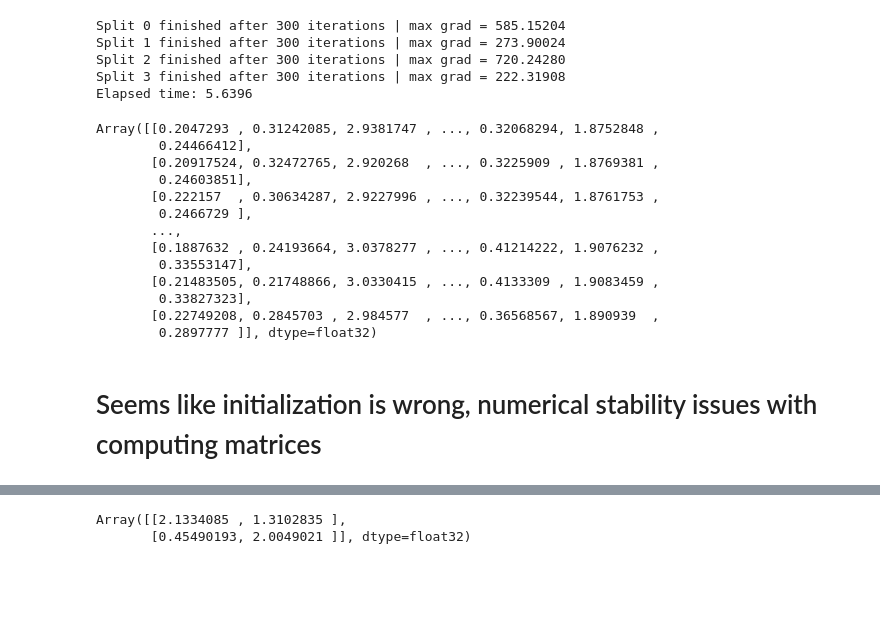
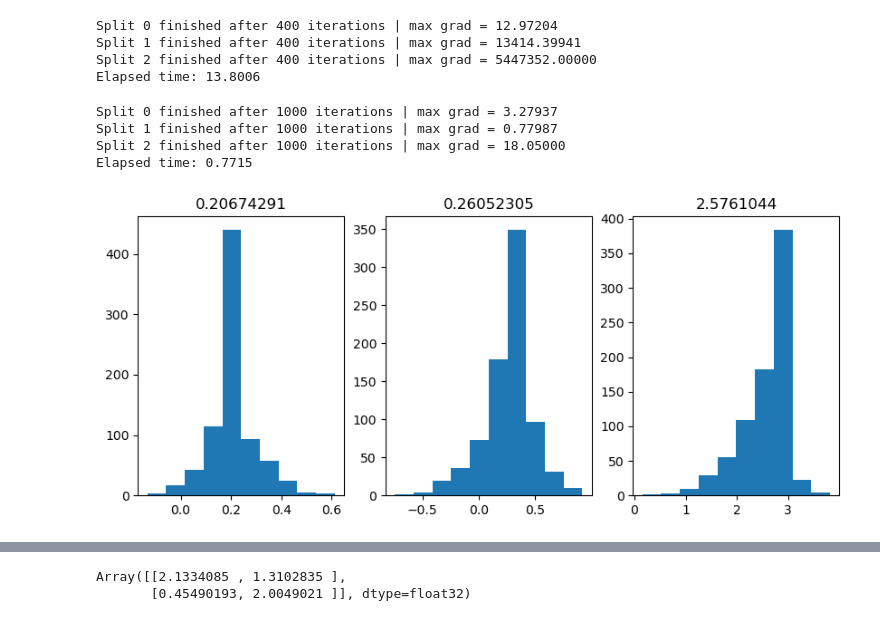
Before and after one commit to jsliu02/magi_msvgd, a Jupyter notebook: magi_msvgd/JAX Testing.ipynb, the cells around one changed output, grey strips where cells are left out. Drawn from its saved outputs; the diff is of its cells as text; code cells hidden in the pictures; blank space fills up the shorter version.

```diff
--- a/magi_msvgd/JAX Testing.ipynb
+++ b/magi_msvgd/JAX Testing.ipynb
@@ -46,37 +49,34 @@ from magi import MAGI
 # %%
+dtype = jnp.float32
+
 start = time.time()
 solver = MAGI(ode, full, [1, 1, 1], theta_conf=[0,0,0], sigmas=[0.2, 0.2])
 
-solver.put(jnp.float32, jax.devices()[0])
+solver.put(dtype, jax.devices()[0])
 
-sd_init = 0.01
-x0 = jr.normal(jr.PRNGKey(20), shape=(200, solver.particles_init.shape[0]), dtype=jnp.float32) * sd_init + solver.particles_init
-x0 = x0.at[:,-2:].set(jnp.abs(x0[:,-2:]))
-
-solver.solve(x0, mitosis_splits=3, optimizer_kwargs={'learning_rate': 0.1}, atol=0.1, rtol=0, max_iter=300)
+solver.solve(k=200, sigma_init=0.2, mitosis_splits=2, optimizer_kwargs={'learning_rate': 5e-3}, atol=0.1, rtol=0, max_iter=400)
 end = time.time()
 print(f"Elapsed time: {end - start:.4f}")
 # %% [output]
-Split 0 finished after 300 iterations | max grad = 585.15204
-Split 1 finished after 300 iterations | max grad = 273.90024
-Split 2 finished after 300 iterations | max grad = 720.24280
-Split 3 finished after 300 iterations | max grad = 222.31908
-Elapsed time: 5.6396
+Split 0 finished after 400 iterations | max grad = 12.97204
+Split 1 finished after 400 iterations | max grad = 13414.39941
+Split 2 finished after 400 iterations | max grad = 5447352.00000
+Elapsed time: 13.8006
 # %%
-solver.particles
+solver.particles = None
+start = time.time()
+thetas, Xs, sigmas = solver.solve(k=200, sigma_init=0.01, mitosis_splits=2, optimizer_kwargs={'learning_rate': 0.01}, atol=0.1, rtol=0, max_iter=1000)
+end = time.time()
+print(f"Elapsed time: {end - start:.4f}")
 # %% [output]
-Array([[0.2047293 , 0.31242085, 2.9381747 , ..., 0.32068294, 1.8752848 ,
-        0.24466412],
-       [0.20917524, 0.32472765, 2.920268  , ..., 0.3225909 , 1.8769381 ,
-        0.24603851],
-       [0.222157  , 0.30634287, 2.9227996 , ..., 0.32239544, 1.8761753 ,
-        0.2466729 ],
-       ...,
-       [0.1887632 , 0.24193664, 3.0378277 , ..., 0.41214222, 1.9076232 ,
-        0.33553147],
-       [0.21483505, 0.21748866, 3.0330415 , ..., 0.4133309 , 1.9083459 ,
-        0.33827323],
-       [0.22749208, 0.2845703 , 2.984577  , ..., 0.36568567, 1.890939  ,
-        0.2897777 ]], dtype=float32)
+Split 0 finished after 1000 iterations | max grad = 3.27937
+Split 1 finished after 1000 iterations | max grad = 0.77987
+Split 2 finished after 1000 iterations | max grad = 18.05000
+Elapsed time: 0.7715
-# %% [markdown]
-# Seems like initialization is wrong, numerical stability issues with computing matrices
+# %%
+fig, ax = plt.subplots(1, 3, figsize=(10, 4))
+for i in range(3):
+    ax[i].hist(thetas[:,i])
+    ax[i].set_title(thetas[:,i].mean())
+# %% [output]
+[figure, added]
```
Also changed, not shown: parts of 5 cells of this notebook, 3 other files.
